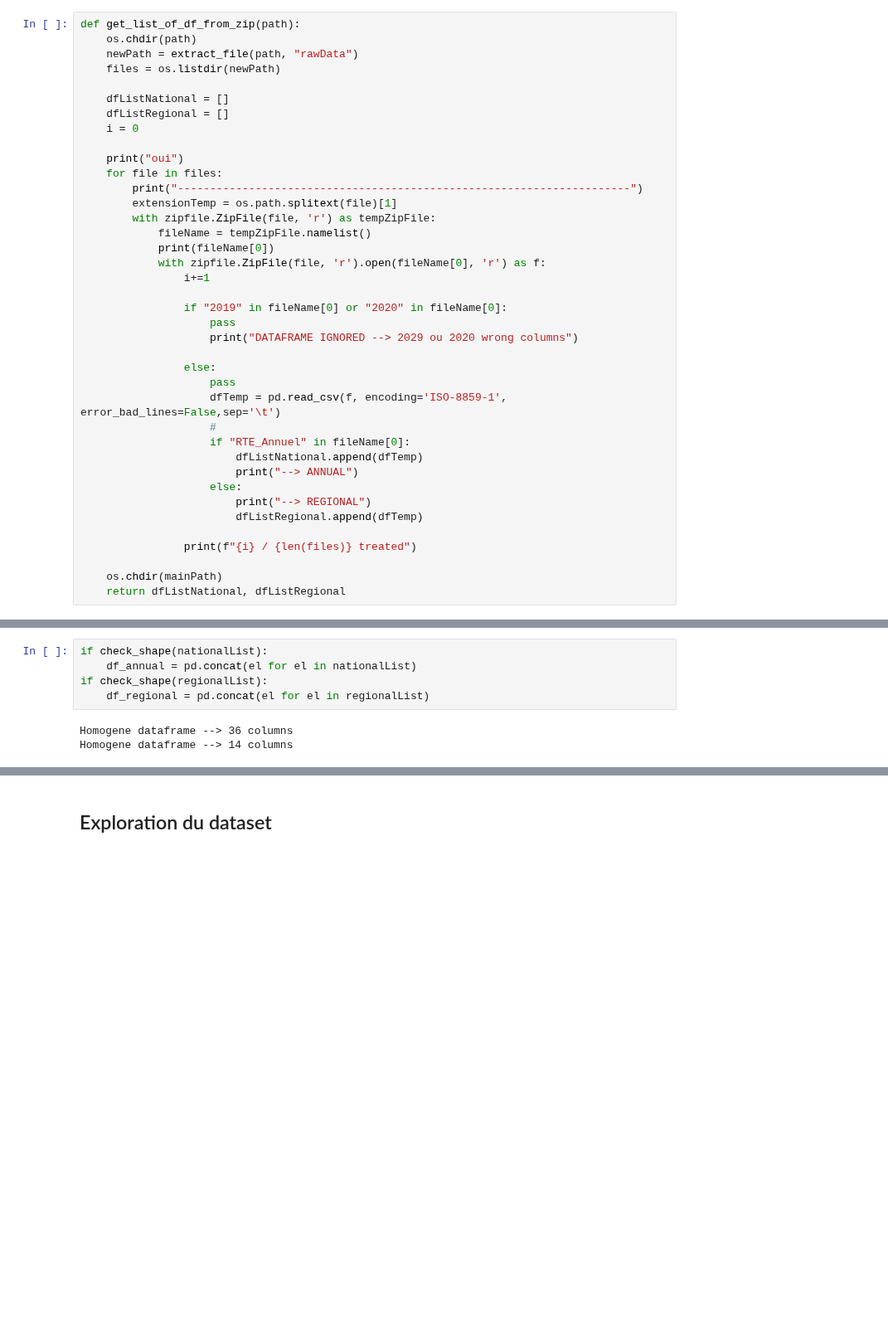
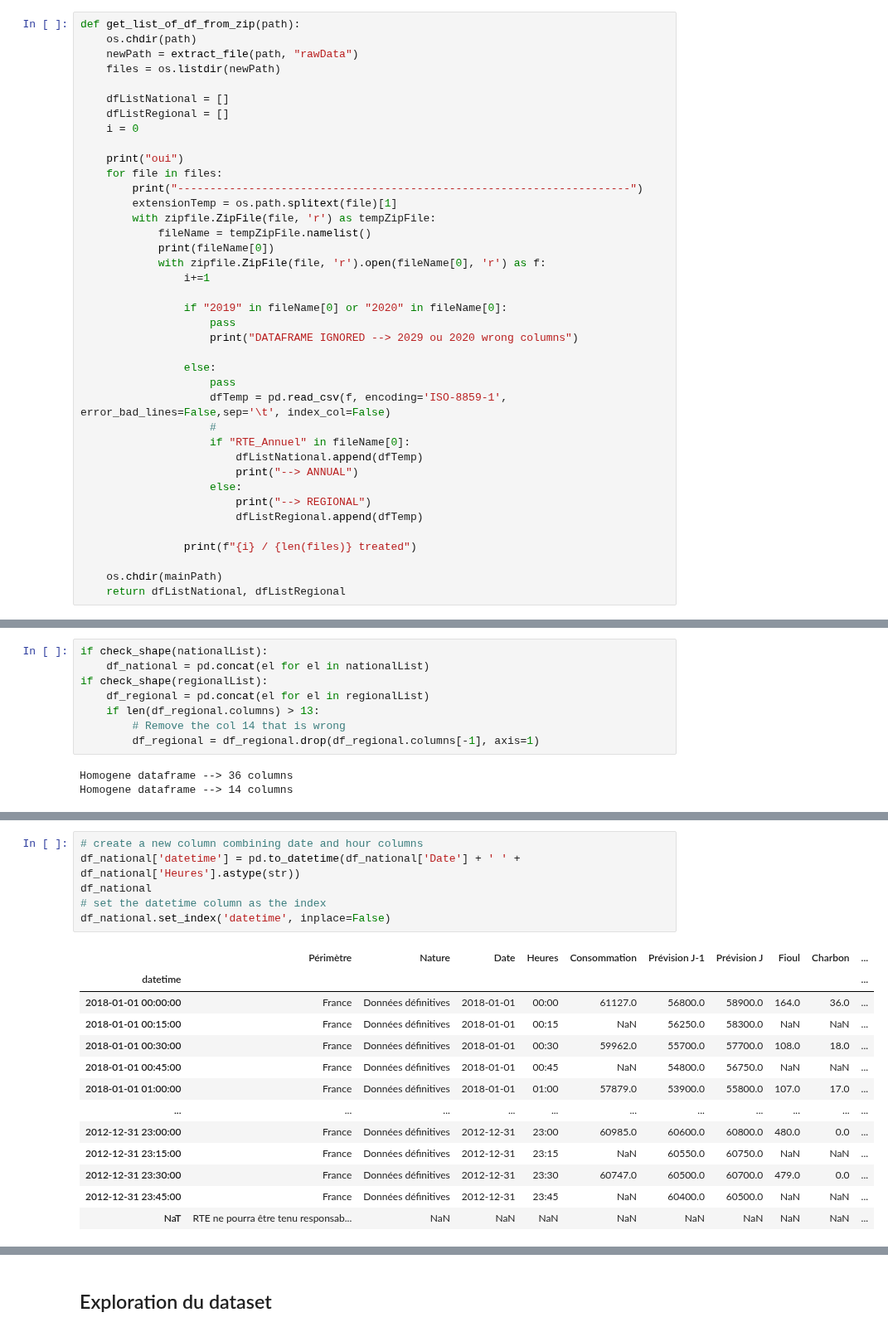
Before and after one commit to ManuLabricole/CDN-Statistique, a Jupyter notebook: Notebooks/Stat_descriptives_part2_mise_en_pratique.ipynb, the cells around one changed output, grey strips where cells are left out. Shown at 83% size. Drawn from its saved outputs; the diff is of its cells as text; blank space fills up the shorter version.

```diff
--- a/Notebooks/Stat_descriptives_part2_mise_en_pratique.ipynb
+++ b/Notebooks/Stat_descriptives_part2_mise_en_pratique.ipynb
@@ -224,7 +224,7 @@ def get_list_of_df_from_zip(path):
 
                 else:
                     pass
-                    dfTemp = pd.read_csv(f, encoding='ISO-8859-1', error_bad_lines=False,sep='\t')
+                    dfTemp = pd.read_csv(f, encoding='ISO-8859-1', error_bad_lines=False,sep='\t', index_col=False)
                     #
                     if "RTE_Annuel" in fileName[0]:
                         dfListNational.append(dfTemp)
@@ -326,9 +327,12 @@ Homogene dataframe --> 36 columns
 Homogene dataframe --> 14 columns
 # %%
 if check_shape(nationalList):
-    df_annual = pd.concat(el for el in nationalList)
+    df_national = pd.concat(el for el in nationalList)
 if check_shape(regionalList):
     df_regional = pd.concat(el for el in regionalList)
+    if len(df_regional.columns) > 13:
+        # Remove the col 14 that is wrong
+        df_regional = df_regional.drop(df_regional.columns[-1], axis=1)
 # %% [output]
 Homogene dataframe --> 36 columns
 Homogene dataframe --> 14 columns
@@ -371,0 +365,20 @@ Flux physiques de PACA vers Suisse
+# %%
+# create a new column combining date and hour columns
+df_national['datetime'] = pd.to_datetime(df_national['Date'] + ' ' + df_national['Heures'].astype(str))
+df_national
+# set the datetime column as the index
+df_national.set_index('datetime', inplace=False)
+# %% [output]
+|  | Périmètre | Nature | Date | Heures | Consommation | Prévision J-1 | Prévision J | Fioul | Charbon | ... |
+| datetime |  |  |  |  |  |  |  |  |  | ... |
+| 2018-01-01 00:00:00 | France | Données définitives | 2018-01-01 | 00:00 | 61127.0 | 56800.0 | 58900.0 | 164.0 | 36.0 | ... |
+| 2018-01-01 00:15:00 | France | Données définitives | 2018-01-01 | 00:15 | NaN | 56250.0 | 58300.0 | NaN | NaN | ... |
+| 2018-01-01 00:30:00 | France | Données définitives | 2018-01-01 | 00:30 | 59962.0 | 55700.0 | 57700.0 | 108.0 | 18.0 | ... |
+| 2018-01-01 00:45:00 | France | Données définitives | 2018-01-01 | 00:45 | NaN | 54800.0 | 56750.0 | NaN | NaN | ... |
+| 2018-01-01 01:00:00 | France | Données définitives | 2018-01-01 | 01:00 | 57879.0 | 53900.0 | 55800.0 | 107.0 | 17.0 | ... |
+| ... | ... | ... | ... | ... | ... | ... | ... | ... | ... | ... |
+| 2012-12-31 23:00:00 | France | Données définitives | 2012-12-31 | 23:00 | 60985.0 | 60600.0 | 60800.0 | 480.0 | 0.0 | ... |
+| 2012-12-31 23:15:00 | France | Données définitives | 2012-12-31 | 23:15 | NaN | 60550.0 | 60750.0 | NaN | NaN | ... |
+| 2012-12-31 23:30:00 | France | Données définitives | 2012-12-31 | 23:30 | 60747.0 | 60500.0 | 60700.0 | 479.0 | 0.0 | ... |
+| 2012-12-31 23:45:00 | France | Données définitives | 2012-12-31 | 23:45 | NaN | 60400.0 | 60500.0 | NaN | NaN | ... |
+| NaT | RTE ne pourra être tenu responsab... | NaN | NaN | NaN | NaN | NaN | NaN | NaN | NaN | ... |
```
Also changed, not shown: parts of 11 cells of this notebook.
